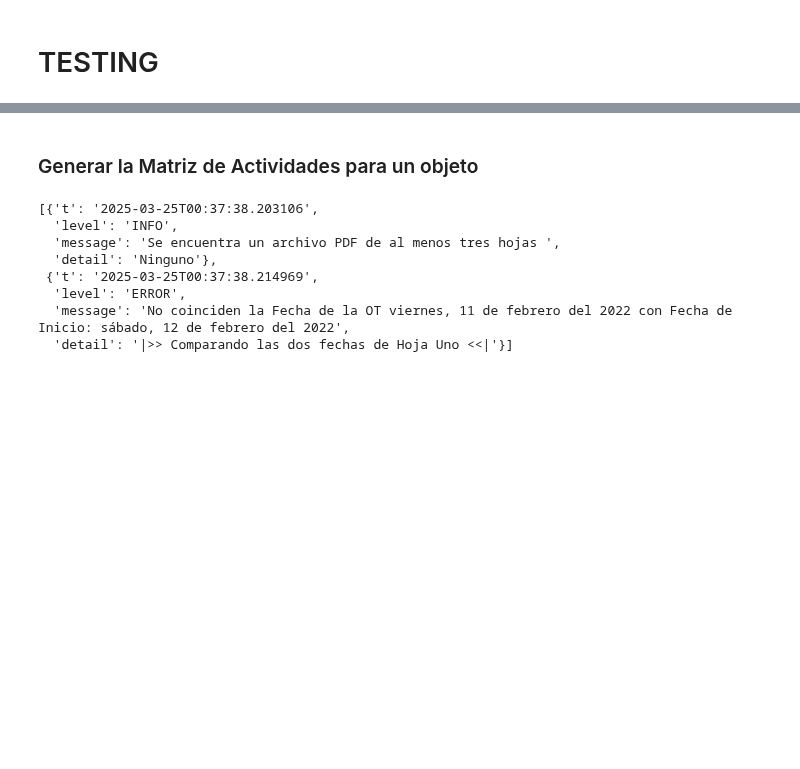
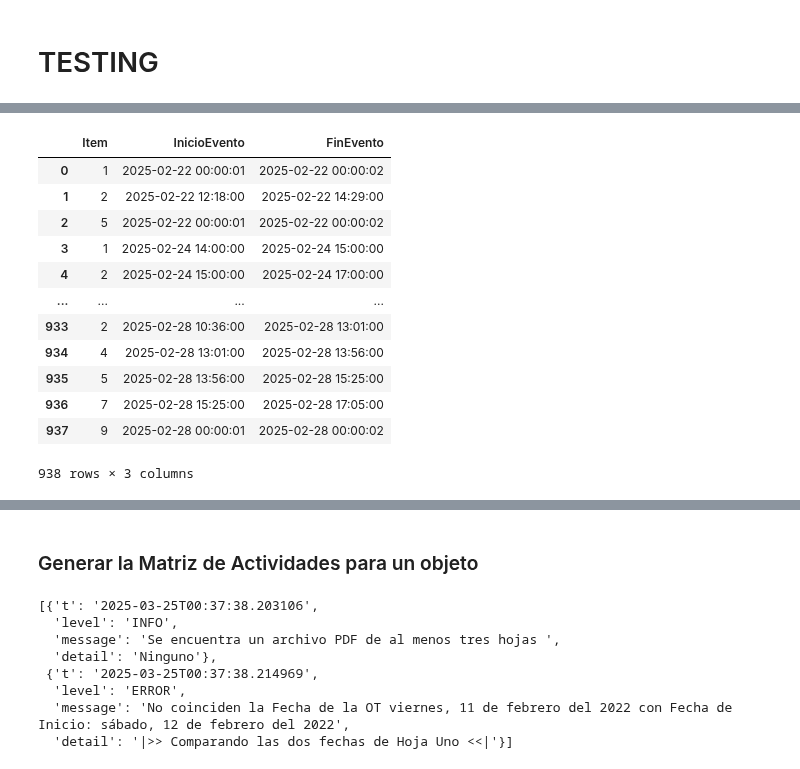
Before and after one commit to ernestopalacios/ordenes_de_trabajo, a Jupyter notebook: Test_GestionOT.ipynb, the cells around one changed output, grey strips where cells are left out. Saved outputs shown, nothing was run; the diff lists cells and outputs as text; code cells hidden in the pictures; blank space fills up the shorter version.

```diff
--- a/Test_GestionOT.ipynb
+++ b/Test_GestionOT.ipynb
@@ -26,20 +26,21 @@ import pickle
 
 
 #test_path = '/home/vlad/GIT/eerssa_gh/ordenes_de_trabajo/tests/ot_test/'
-test_path = '/home/vlad/GIT/eerssa_gh/ordenes_de_trabajo/tests/find_bug'
+#test_path = '/home/vlad/GIT/eerssa_gh/ordenes_de_trabajo/tests/find_bug'
 #test_path = '/home/vlad/OneDrive/01 JEZO/01 ACTIVIDADES DIARIAS DE TRABAJO DE LAS AGENCIAS/2024'
-#test_path = '/home/vlad/OneDrive/01 JEZO/01 ACTIVIDADES DIARIAS DE TRABAJO DE LAS AGENCIAS/2025/02 FEBRERO'
+test_path = '/home/vlad/OneDrive/01 JEZO/01 ACTIVIDADES DIARIAS DE TRABAJO DE LAS AGENCIAS/2025/restantes_febrero'
+#test_path = '/home/vlad/OneDrive/01 JEZO/01 ACTIVIDADES DIARIAS DE TRABAJO DE LAS AGENCIAS/2025/03 MARZO'
 
 
 save_dir = '/home/vlad/GIT/eerssa_gh/ordenes_de_trabajo/tests/db_test/'
 
-file_prefix = '2025-02_Febrero'
+file_prefix = '2025_02_Febrero_v022'
 
-path_obj = save_dir + file_prefix + '_0_object.pkl'
-path_pkl = save_dir + file_prefix + '_0_df.pkl'
+path_obj = save_dir + file_prefix + '_1_object.pkl'
+path_pkl = save_dir + file_prefix + '_2_df.pkl'
 path_xls = save_dir + file_prefix + '_0_df.xlsx'
-path_duk = save_dir + file_prefix + '_0_df.duck'
-path_pqt = save_dir + file_prefix + '_0_df.parquet'
+path_duk = save_dir + file_prefix + '_3_df.duck'
+path_pqt = save_dir + file_prefix + '_4_df.parquet'
 
 
 list_pdfs = []
@@ -233,0 +225,16 @@ df_total[1][['Item','Cuenta','Evento',     'Responsable', 'Colaboradores',  ]]
+# %%
+df[['Item', 'InicioEvento', 'FinEvento' ]]
+# %% [output]
+|  | Item | InicioEvento | FinEvento |
+| 0 | 1 | 2025-02-22 00:00:01 | 2025-02-22 00:00:02 |
+| 1 | 2 | 2025-02-22 12:18:00 | 2025-02-22 14:29:00 |
+| 2 | 5 | 2025-02-22 00:00:01 | 2025-02-22 00:00:02 |
+| 3 | 1 | 2025-02-24 14:00:00 | 2025-02-24 15:00:00 |
+| 4 | 2 | 2025-02-24 15:00:00 | 2025-02-24 17:00:00 |
+| ... | ... | ... | ... |
+| 933 | 2 | 2025-02-28 10:36:00 | 2025-02-28 13:01:00 |
+| 934 | 4 | 2025-02-28 13:01:00 | 2025-02-28 13:56:00 |
+| 935 | 5 | 2025-02-28 13:56:00 | 2025-02-28 15:25:00 |
+| 936 | 7 | 2025-02-28 15:25:00 | 2025-02-28 17:05:00 |
+| 937 | 9 | 2025-02-28 00:00:01 | 2025-02-28 00:00:02 |
+938 rows × 3 columns
```
Also changed, not shown: parts of 11 cells of this notebook, 11 other files.
